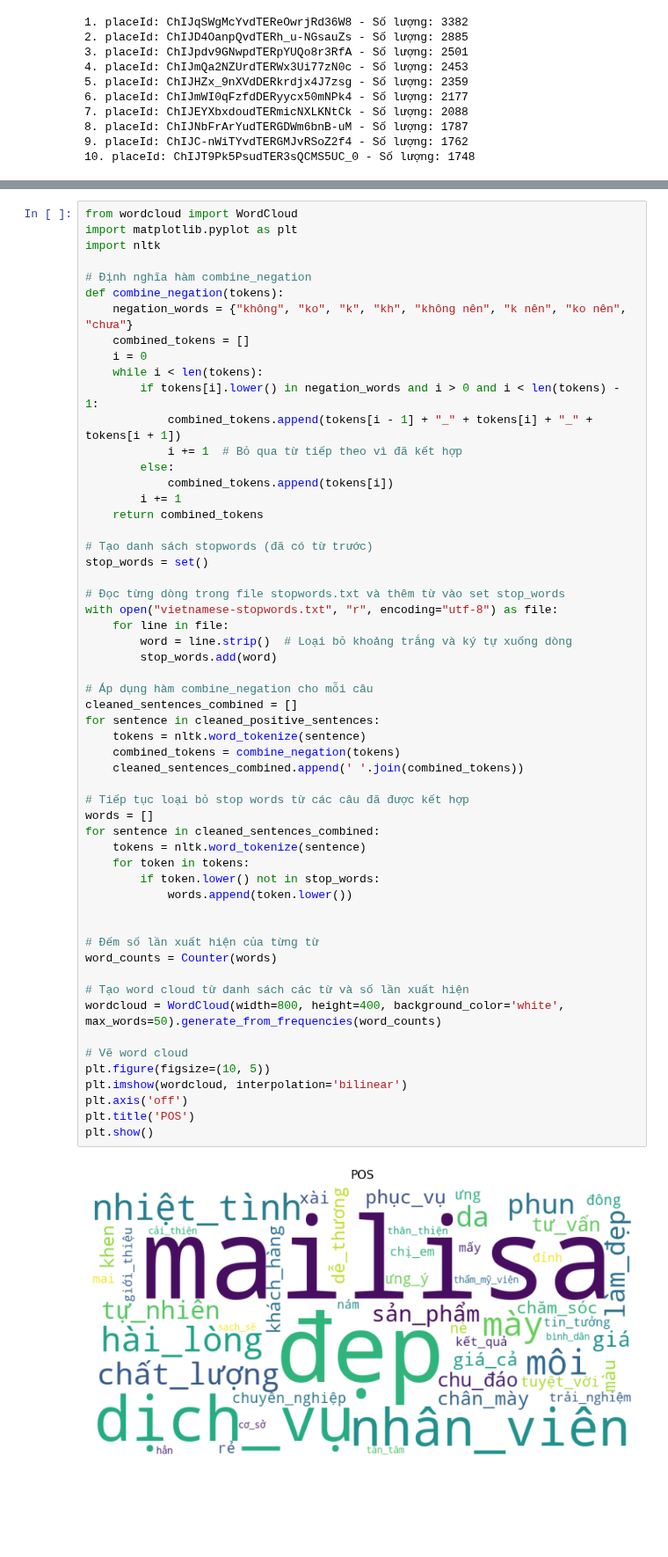
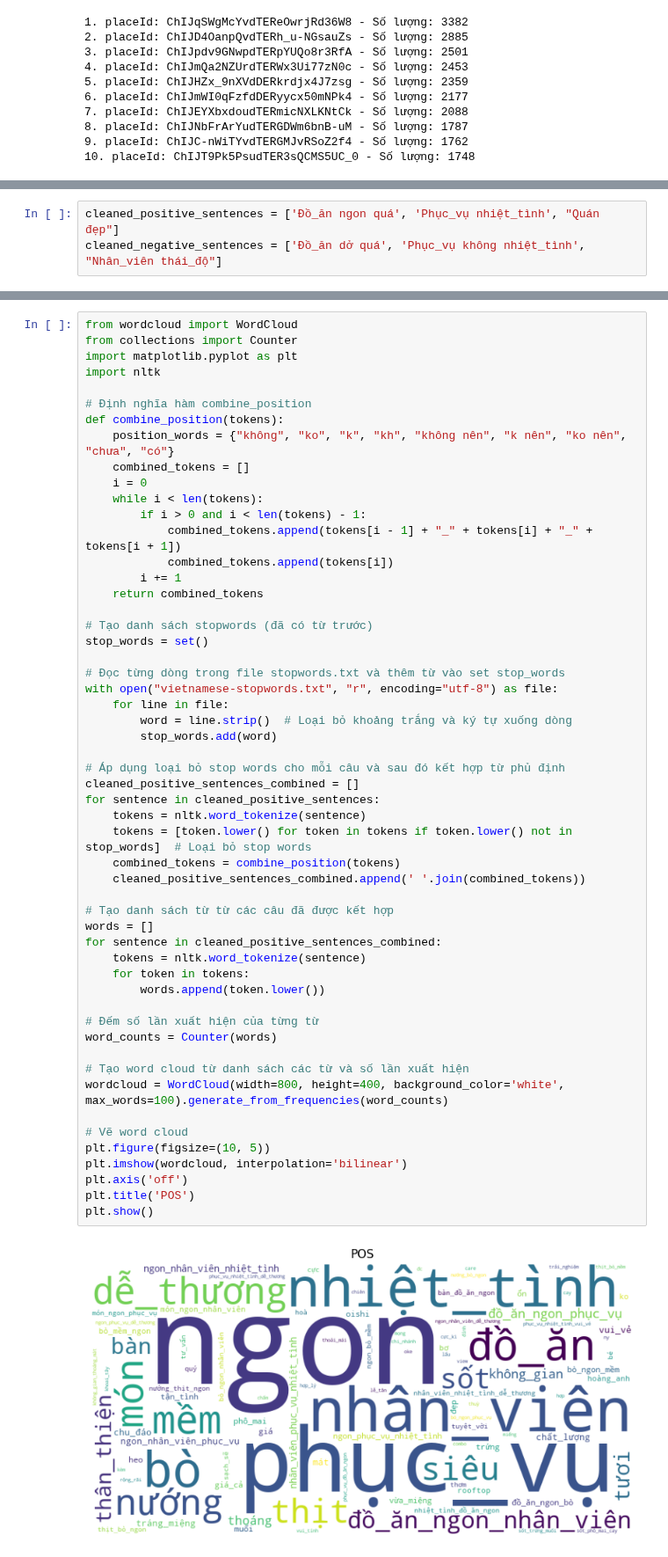
Before and after one commit to NunNunIT/IE212.O11.Group7, a Jupyter notebook: visualization/jupyter.ipynb, the cells around one changed output, grey strips where cells are left out. Shown at 88% size. Cells and saved outputs as stored; diff of their text form; blank space fills up the shorter version.

```diff
--- a/visualization/jupyter.ipynb
+++ b/visualization/jupyter.ipynb
@@ -59,0 +67,3 @@ cleaned_positive_sentences = [' '.join(simple_preprocess(sentence, min_len=2, ma
+# %%
+cleaned_positive_sentences = ['Đồ_ăn ngon quá', 'Phục_vụ nhiệt_tình', "Quán đẹp"]
+cleaned_negative_sentences = ['Đồ_ăn dở quá', 'Phục_vụ không nhiệt_tình', "Nhân_viên thái_độ"]
@@ -60,58 +173,56 @@ cleaned_positive_sentences = [' '.join(simple_preprocess(sentence, min_len=2, ma
 # %%
 from wordcloud import WordCloud
+from collections import Counter
 import matplotlib.pyplot as plt
 import nltk
 
-# Định nghĩa hàm combine_negation
-def combine_negation(tokens):
-    negation_words = {"không", "ko", "k", "kh", "không nên", "k nên", "ko nên", "chưa"}
+# Định nghĩa hàm combine_position
+def combine_position(tokens):
+    position_words = {"không", "ko", "k", "kh", "không nên", "k nên", "ko nên", "chưa", "có"}
     combined_tokens = []
     i = 0
     while i < len(tokens):
-        if tokens[i].lower() in negation_words and i > 0 and i < len(tokens) - 1:
+        if i > 0 and i < len(tokens) - 1:
             combined_tokens.append(tokens[i - 1] + "_" + tokens[i] + "_" + tokens[i + 1])
-            i += 1  # Bỏ qua từ tiếp theo vì đã kết hợp
-        else:
             combined_tokens.append(tokens[i])
         i += 1
     return combined_tokens
 
 # Tạo danh sách stopwords (đã có từ trước)
 stop_words = set()
 
 # Đọc từng dòng trong file stopwords.txt và thêm từ vào set stop_words
 with open("vietnamese-stopwords.txt", "r", encoding="utf-8") as file:
     for line in file:
         word = line.strip()  # Loại bỏ khoảng trắng và ký tự xuống dòng
         stop_words.add(word)
 
-# Áp dụng hàm combine_negation cho mỗi câu
-cleaned_sentences_combined = []
+# Áp dụng loại bỏ stop words cho mỗi câu và sau đó kết hợp từ phủ định
+cleaned_positive_sentences_combined = []
 for sentence in cleaned_positive_sentences:
     tokens = nltk.word_tokenize(sentence)
-    combined_tokens = combine_negation(tokens)
-    cleaned_sentences_combined.append(' '.join(combined_tokens))
+    tokens = [token.lower() for token in tokens if token.lower() not in stop_words]  # Loại bỏ stop words
+    combined_tokens = combine_position(tokens)
+    cleaned_positive_sentences_combined.append(' '.join(combined_tokens))
 
-# Tiếp tục loại bỏ stop words từ các câu đã được kết hợp
+# Tạo danh sách từ từ các câu đã được kết hợp
 words = []
-for sentence in cleaned_sentences_combined:
+for sentence in cleaned_positive_sentences_combined:
     tokens = nltk.word_tokenize(sentence)
     for token in tokens:
-        if token.lower() not in stop_words:
-            words.append(token.lower())
-
+        words.append(token.lower())
 
 # Đếm số lần xuất hiện của từng từ
 word_counts = Counter(words)
 
 # Tạo word cloud từ danh sách các từ và số lần xuất hiện
-wordcloud = WordCloud(width=800, height=400, background_color='white', max_words=50).generate_from_frequencies(word_counts)
+wordcloud = WordCloud(width=800, height=400, background_color='white', max_words=100).generate_from_frequencies(word_counts)
 
 # Vẽ word cloud
 plt.figure(figsize=(10, 5))
 plt.imshow(wordcloud, interpolation='bilinear')
 plt.axis('off')
 plt.title('POS')
 plt.show()
 # %% [output]
-[figure, old version]
+[figure, new version]
```
Also changed, not shown: parts of 6 cells of this notebook, 4 other files.
